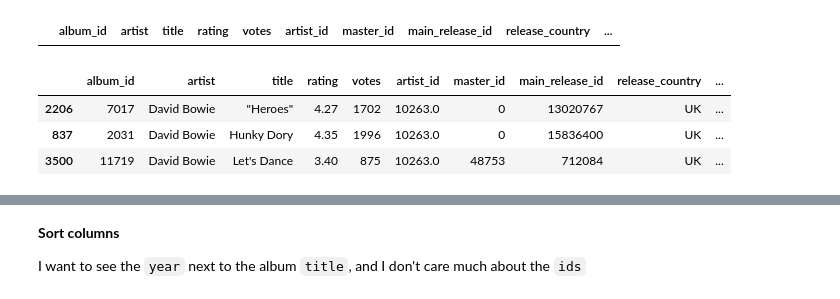
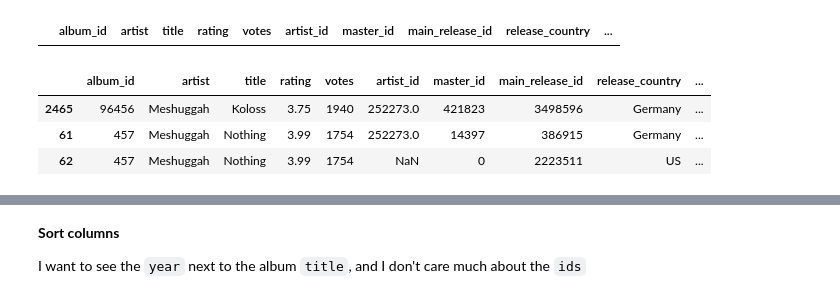
Before and after one commit to arnauog/what_the_rock, a Jupyter notebook: merges.ipynb, the cells around one changed output, grey strips where cells are left out. Drawn from its saved outputs; the diff is of its cells as text; code cells hidden in the pictures.

```diff
--- a/merges.ipynb
+++ b/merges.ipynb
@@ -118,6 +125,8 @@ sns.countplot(data=df_concat, y='year')
 df_concat.to_csv('Datasets/df_us_new_masters.csv', index=False)
 # %%
 df_masters = df_concat
+# %%
+df_masters = df_us_new_masters
 # %% [markdown]
 ## **``df_masters`` parenthesis cleaning from ``artist``**
 # %% [markdown]
@@ -250,5 +259,5 @@ print(f"{df_masters['artist'].nunique()} unique artists in df_masters")
 # %%
-df_ratings_10['artist'] = df_ratings_10['artist'].str.replace(r'\(.*?\)', '', regex=True).str.strip()
+df_ratings_20['artist'] = df_ratings_20['artist'].str.replace(r'\(.*?\)', '', regex=True).str.strip()
 
-print(f"{df_ratings_10['artist'].nunique()} unique artists in df_ratings_10")
+print(f"{df_ratings_20['artist'].nunique()} unique artists in df_ratings_20")
 # %% [output]
@@ -275,6 +281,6 @@ df_masters[df_masters['artist']=="Ultimate Spinach"]
 # %%
 df_masters[['artist', 'title']] = df_masters[['artist', 'title']].apply(lambda x: x.str.replace('&', 'and'))
-df_ratings_10[['artist', 'title']] = df_ratings_10[['artist', 'title']].apply(lambda x: x.str.replace('&', 'and'))
+df_ratings_20[['artist', 'title']] = df_ratings_20[['artist', 'title']].apply(lambda x: x.str.replace('&', 'and'))
 # %%
 df_masters[df_masters['artist']=="Ultimate Spinach"]
 # %% [output]
@@ -345,10 +347,10 @@ df[df['artist_id'].isna()]
 # %% [output]
 |  | album_id | artist | title | rating | votes | artist_id | master_id | main_release_id | release_country | ... |
 # %%
-df[df['artist']=='David Bowie'].sample(3)
+df[df['artist']=='Meshuggah'].sample(3)
 # %% [output]
 |  | album_id | artist | title | rating | votes | artist_id | master_id | main_release_id | release_country | ... |
-| 2206 | 7017 | David Bowie | "Heroes" | 4.27 | 1702 | 10263.0 | 0 | 13020767 | UK | ... |
-| 837 | 2031 | David Bowie | Hunky Dory | 4.35 | 1996 | 10263.0 | 0 | 15836400 | UK | ... |
-| 3500 | 11719 | David Bowie | Let's Dance | 3.40 | 875 | 10263.0 | 48753 | 712084 | UK | ... |
+| 2465 | 96456 | Meshuggah | Koloss | 3.75 | 1940 | 252273.0 | 421823 | 3498596 | Germany | ... |
+| 61 | 457 | Meshuggah | Nothing | 3.99 | 1754 | 252273.0 | 14397 | 386915 | Germany | ... |
+| 62 | 457 | Meshuggah | Nothing | 3.99 | 1754 | NaN | 0 | 2223511 | US | ... |
 # %%
```
Also changed, not shown: parts of 74 cells of this notebook, 17 other files.
